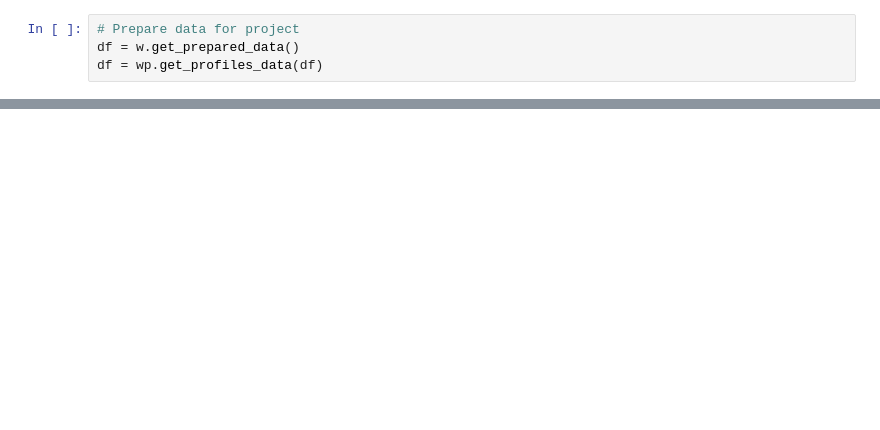
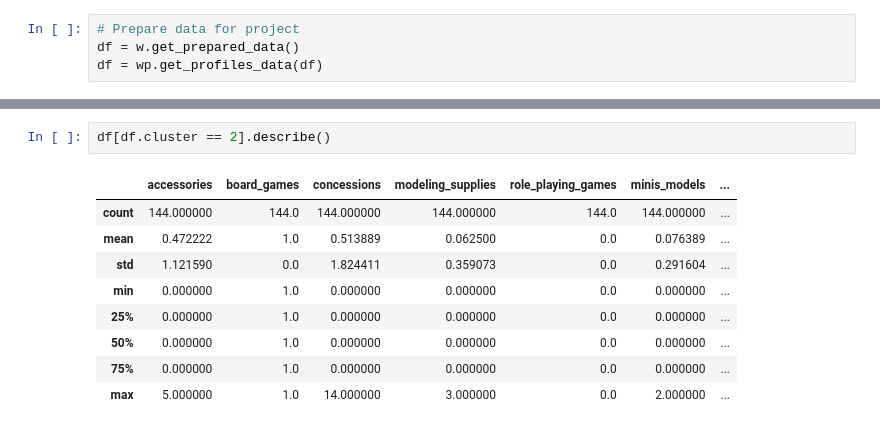
Before and after one commit to Johndsalas/customer_interest_analysis, a Jupyter notebook: customer_profiles.ipynb, the cells around one changed output, grey strips where cells are left out. Saved outputs shown, nothing was run; the diff lists cells and outputs as text; blank space fills up the shorter version.

```diff
--- a/customer_profiles.ipynb
+++ b/customer_profiles.ipynb
@@ -148,0 +157,12 @@ The final transformation of the data will contain columns showing the average nu
+# %%
+df[df.cluster == 2].describe()
+# %% [output]
+|  | accessories | board_games | concessions | modeling_supplies | role_playing_games | minis_models | ... |
+| count | 144.000000 | 144.0 | 144.000000 | 144.000000 | 144.0 | 144.000000 | ... |
+| mean | 0.472222 | 1.0 | 0.513889 | 0.062500 | 0.0 | 0.076389 | ... |
+| std | 1.121590 | 0.0 | 1.824411 | 0.359073 | 0.0 | 0.291604 | ... |
+| min | 0.000000 | 1.0 | 0.000000 | 0.000000 | 0.0 | 0.000000 | ... |
+| 25% | 0.000000 | 1.0 | 0.000000 | 0.000000 | 0.0 | 0.000000 | ... |
+| 50% | 0.000000 | 1.0 | 0.000000 | 0.000000 | 0.0 | 0.000000 | ... |
+| 75% | 0.000000 | 1.0 | 0.000000 | 0.000000 | 0.0 | 0.000000 | ... |
+| max | 5.000000 | 1.0 | 14.000000 | 3.000000 | 0.0 | 2.000000 | ... |
```
Also changed, not shown: parts of 22 cells of this notebook, 3 other files.
